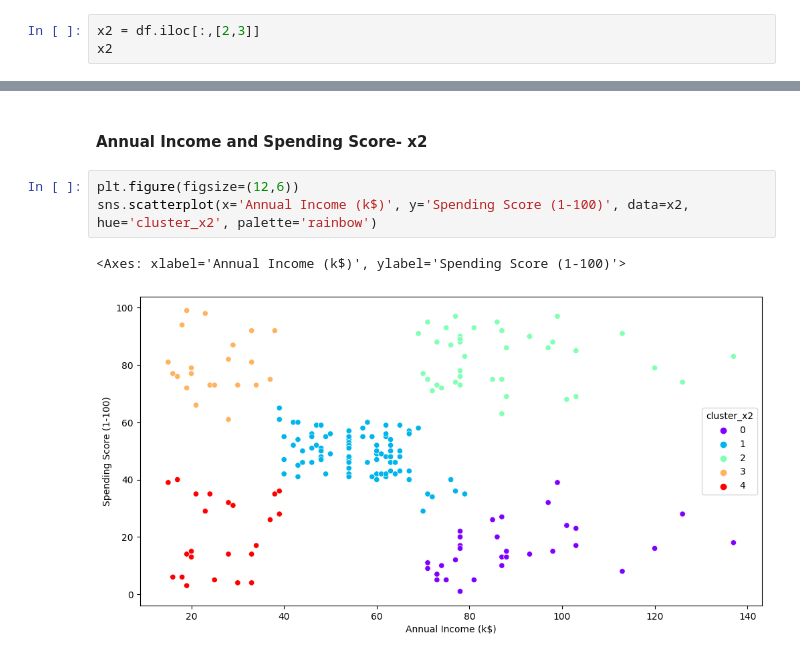
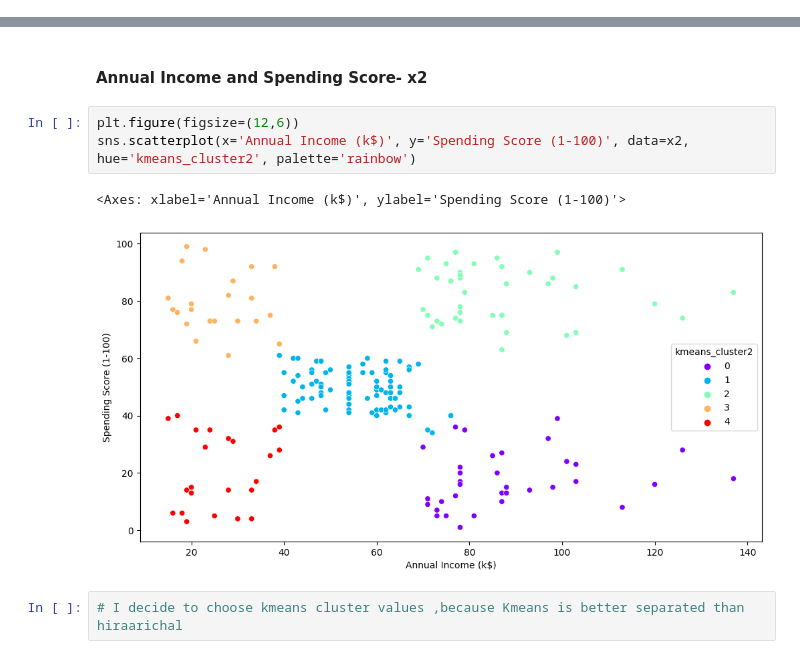
Before and after one commit to Hessa-Alharbi/Customer-Segmentation, a Jupyter notebook: Hierarchical_Clustering.ipynb, the cells around one changed output, grey strips where cells are left out. Cells and saved outputs as stored; diff of their text form.

```diff
--- a/Hierarchical_Clustering.ipynb
+++ b/Hierarchical_Clustering.ipynb
@@ -184,6 +184,3 @@ silhouette_score(x1, cluster)
 0.46147471339798707
 # %% [markdown]
 ## Clustering based on Annual Income and Spending Score- x2
-# %%
-x2 = df.iloc[:,[2,3]]
-x2
@@ -313,7 +318,9 @@ sns.scatterplot(x='Age', y='Spending Score (1-100)', data=x1, hue='cluster', pal
 #### Annual Income and Spending Score- x2
 # %%
 plt.figure(figsize=(12,6))
-sns.scatterplot(x='Annual Income (k$)', y='Spending Score (1-100)', data=x2, hue='cluster_x2', palette='rainbow')
+sns.scatterplot(x='Annual Income (k$)', y='Spending Score (1-100)', data=x2, hue='kmeans_cluster2', palette='rainbow')
 # %% [output]
 <Axes: xlabel='Annual Income (k$)', ylabel='Spending Score (1-100)'>
-[figure, old version]
+[figure, new version]
+# %%
+# I decide to choose kmeans cluster values ,because Kmeans is better separated than hiraarichal
```
Also changed, not shown: parts of 7 cells of this notebook, 1 other file.
